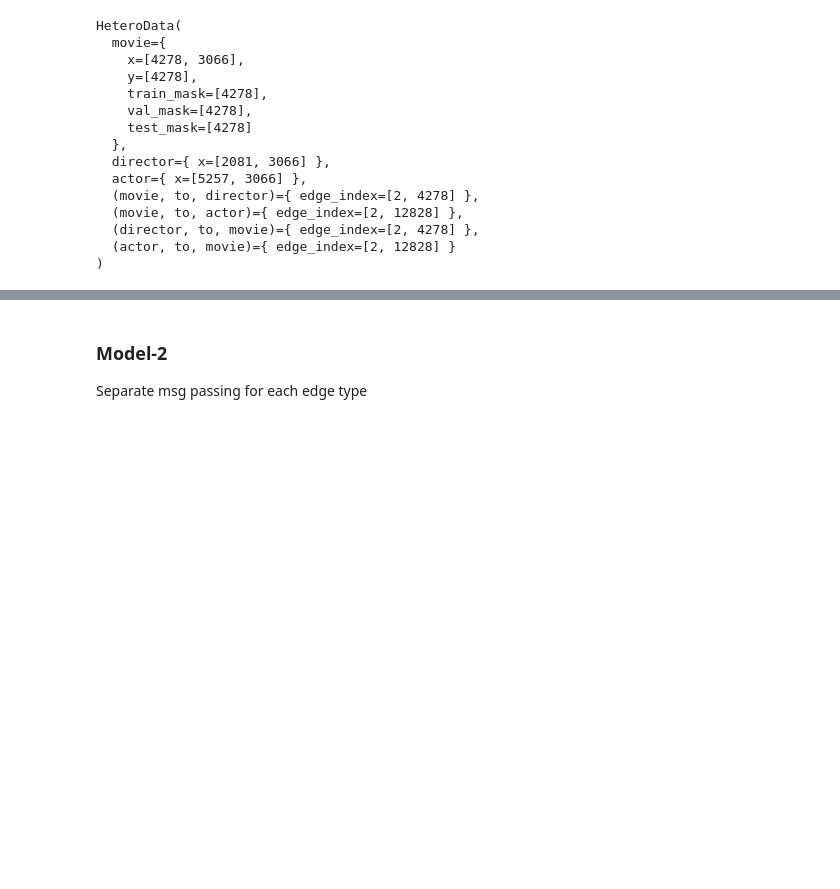
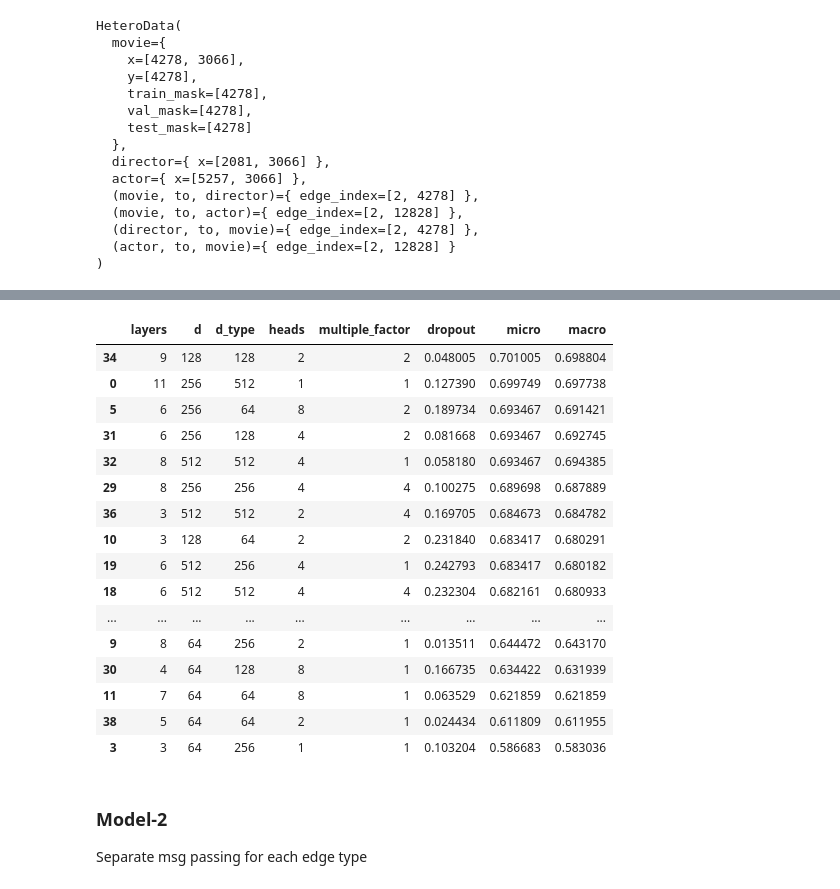
Before and after one commit to zhenlan0426/Graph-Machine-Learning, a Jupyter notebook: heter_graph.ipynb, the cells around one changed output, grey strips where cells are left out. Cells and saved outputs as stored; diff of their text form; code cells hidden in the pictures; blank space fills up the shorter version.

```diff
--- a/heter_graph.ipynb
+++ b/heter_graph.ipynb
@@ -179,0 +75,27 @@ yhat = yhat.detach().cpu().numpy().argmax(1)
+# %%
+epochs = 15
+fixed_para = {'in_d' : 3066,
+                'out_d' : 3,
+                'node_embed_types' : 3,
+                'edge_embed_types' : 4,
+                'train_idx':train_idx,'val_idx':val_idx,'y':y,'y_val':y_val}
+# %%
+def get_hyper1():
+    return {'layers' : int(np.random.randint(2,12)),
+            'd' : int(np.random.choice([64,128,256,512])),
+            'd_type' : int(np.random.choice([64,128,256,512])),
+            'heads' : int(np.random.choice([1,2,4,8])),
+            'multiple_factor' : int(np.random.choice([1,2,4])),
+            'dropout' : np.random.rand()/4,
+}
+# %%
+perfs = []
+for _ in range(40):
+    hyper = get_hyper1()
+    fixed_para.update(hyper)
+    model = GNN1(**fixed_para).to('cuda')
+    out_data = get_data(model,data)
+    perf = train_eval(model,out_data,epochs,y_val, val_idx, print_freq=100)
+    hyper.update(perf)
+    perfs.append(hyper)
+    print(hyper)
@@ -180,3 +120,25 @@ yhat = yhat.detach().cpu().numpy().argmax(1)
+# %%
+perfs = pd.DataFrame(perfs)
+# %%
+perfs.sort_values('micro',ascending=False)
+# %% [output]
+|  | layers | d | d_type | heads | multiple_factor | dropout | micro | macro |
+| 34 | 9 | 128 | 128 | 2 | 2 | 0.048005 | 0.701005 | 0.698804 |
+| 0 | 11 | 256 | 512 | 1 | 1 | 0.127390 | 0.699749 | 0.697738 |
+| 5 | 6 | 256 | 64 | 8 | 2 | 0.189734 | 0.693467 | 0.691421 |
+| 31 | 6 | 256 | 128 | 4 | 2 | 0.081668 | 0.693467 | 0.692745 |
+| 32 | 8 | 512 | 512 | 4 | 1 | 0.058180 | 0.693467 | 0.694385 |
+| 29 | 8 | 256 | 256 | 4 | 4 | 0.100275 | 0.689698 | 0.687889 |
+| 36 | 3 | 512 | 512 | 2 | 4 | 0.169705 | 0.684673 | 0.684782 |
+| 10 | 3 | 128 | 64 | 2 | 2 | 0.231840 | 0.683417 | 0.680291 |
+| 19 | 6 | 512 | 256 | 4 | 1 | 0.242793 | 0.683417 | 0.680182 |
+| 18 | 6 | 512 | 512 | 4 | 4 | 0.232304 | 0.682161 | 0.680933 |
+| ... | ... | ... | ... | ... | ... | ... | ... | ... |
+| 9 | 8 | 64 | 256 | 2 | 1 | 0.013511 | 0.644472 | 0.643170 |
+| 30 | 4 | 64 | 128 | 8 | 1 | 0.166735 | 0.634422 | 0.631939 |
+| 11 | 7 | 64 | 64 | 8 | 1 | 0.063529 | 0.621859 | 0.621859 |
+| 38 | 5 | 64 | 64 | 2 | 1 | 0.024434 | 0.611809 | 0.611955 |
+| 3 | 3 | 64 | 256 | 1 | 1 | 0.103204 | 0.586683 | 0.583036 |
 # %% [markdown]
 ### Model-2
 Separate msg passing for each edge type
```
Also changed, not shown: parts of 32 cells of this notebook, 1 other file.
